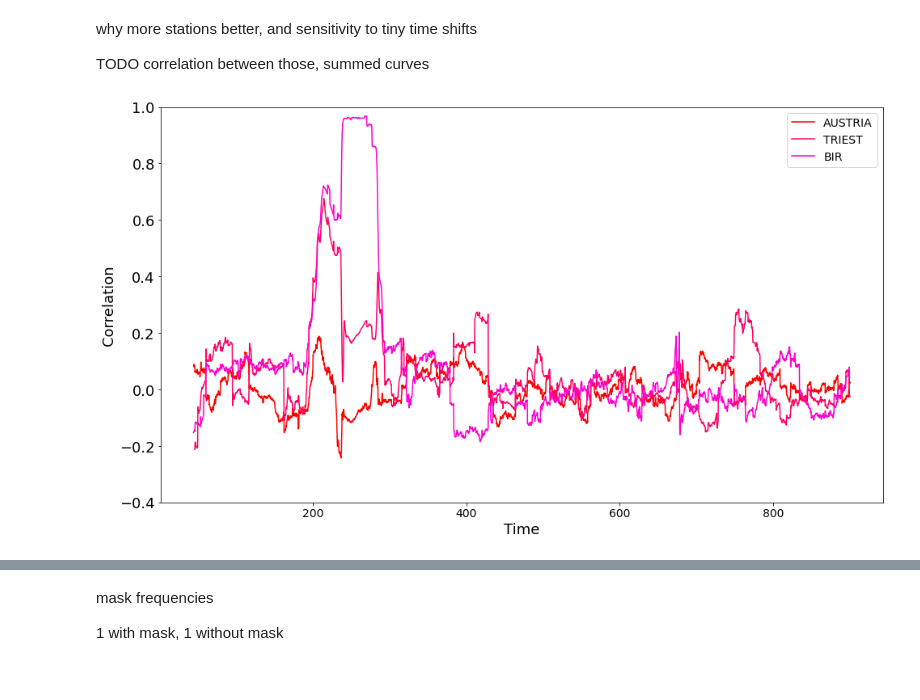
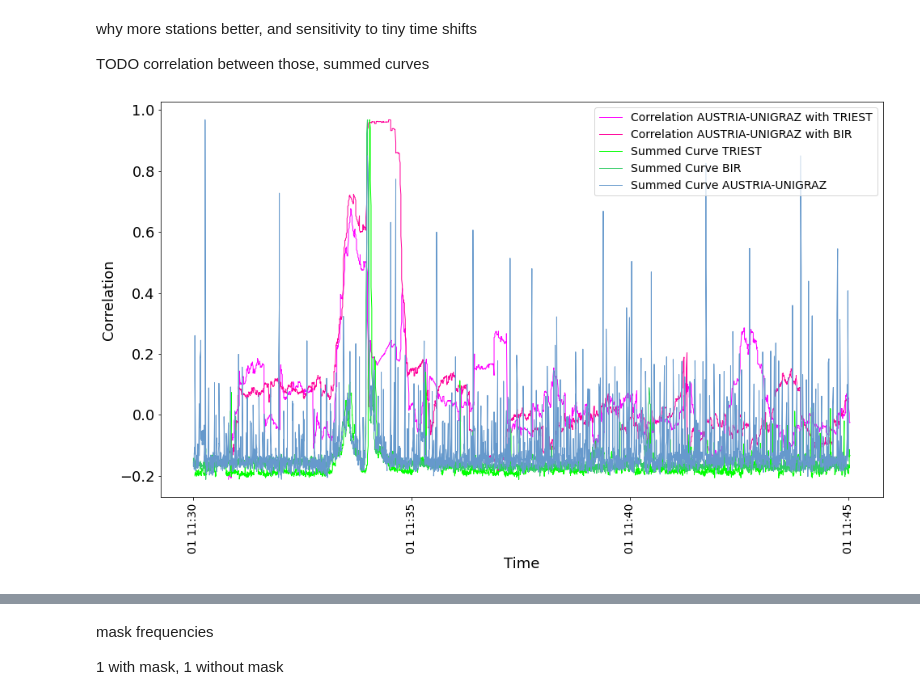
Before and after one commit to lukas-hoefig/eCallistoRadioBursts, a Jupyter notebook: plots_paper.ipynb, the cells around one changed output, grey strips where cells are left out. Drawn from its saved outputs; the diff is of its cells as text; code cells hidden in the pictures.

```diff
--- a/plots_paper.ipynb
+++ b/plots_paper.ipynb
@@ -28,33 +26,46 @@ TODO correlation between those, summed curves
 # %%
 year = 2017
 month = 6
 day = 1
 time = "11:34:00"
-obs = [observatories.uni_graz, observatories.austria, observatories.triest, observatories.bir]
+obs = [observatories.uni_graz, observatories.triest, observatories.bir]  #observatories.austria
 
 curves = []
 dps = []
 cors = []
 for o in obs[1:]:
     dp1 = data.createFromTime(year, month, day, time, obs[0], const.spectral_range)
     dp2 = data.createFromTime(year, month, day, time, o, const.spectral_range)
     dp1.createSummedCurve(const.spectral_range)
     dp2.createSummedCurve(const.spectral_range)
+    dp1.flattenSummedCurve()
+    dp2.flattenSummedCurve()
     cor = correlation.Correlation(dp1, dp2, day)
     cor.calculatePeaks()
     curves.append([cor.time_axis, cor.data_curve, o])
     dps.append(dp2)
     cors.append(cor)
 
 dps.append(dp1)
 
-plt.figure(figsize=(16,9))
-for j, i in enumerate(curves):
-    plt.plot(i[0] ,i[1],label=f"{i[2]}", color=(1, 0, j*0.4))
-plt.ylim(-0.4, 1)
-plt.ylabel("Correlation")
-plt.xlabel("Time")
-plt.legend(loc='best')
+fig, ax = plt.subplots(figsize=(16,9))
+cs = []
+for jj, j in enumerate(cors):
+    c = j.plotCurve(ax, label=f"Correlation {j.data_point_1.observatory.name} with {j.data_point_2.observatory.name}",
+                    color=(1,0,1-jj*0.4))
+    cs.append(c)
+
+for ii, i in enumerate(dps):
+    c = i.plotSummedCurve(ax, label=f"Summed Curve {i.observatory.name}", color=(ii*0.2,1 - ii * 0.2, 1 -ii*0.4))
+    cs.append(c)
+
+plots = [obj for subl in cs for obj in subl]
+labs = [i.get_label() for i in plots]
+
+ax.set_ylabel("Correlation")
+ax.set_xlabel("Time")
+
+plt.legend(plots, labs, loc="upper right")
 plt.show()
 # %% [output]
-[figure, old version]
+[figure, new version]
```
Also changed, not shown: parts of 6 cells of this notebook.
